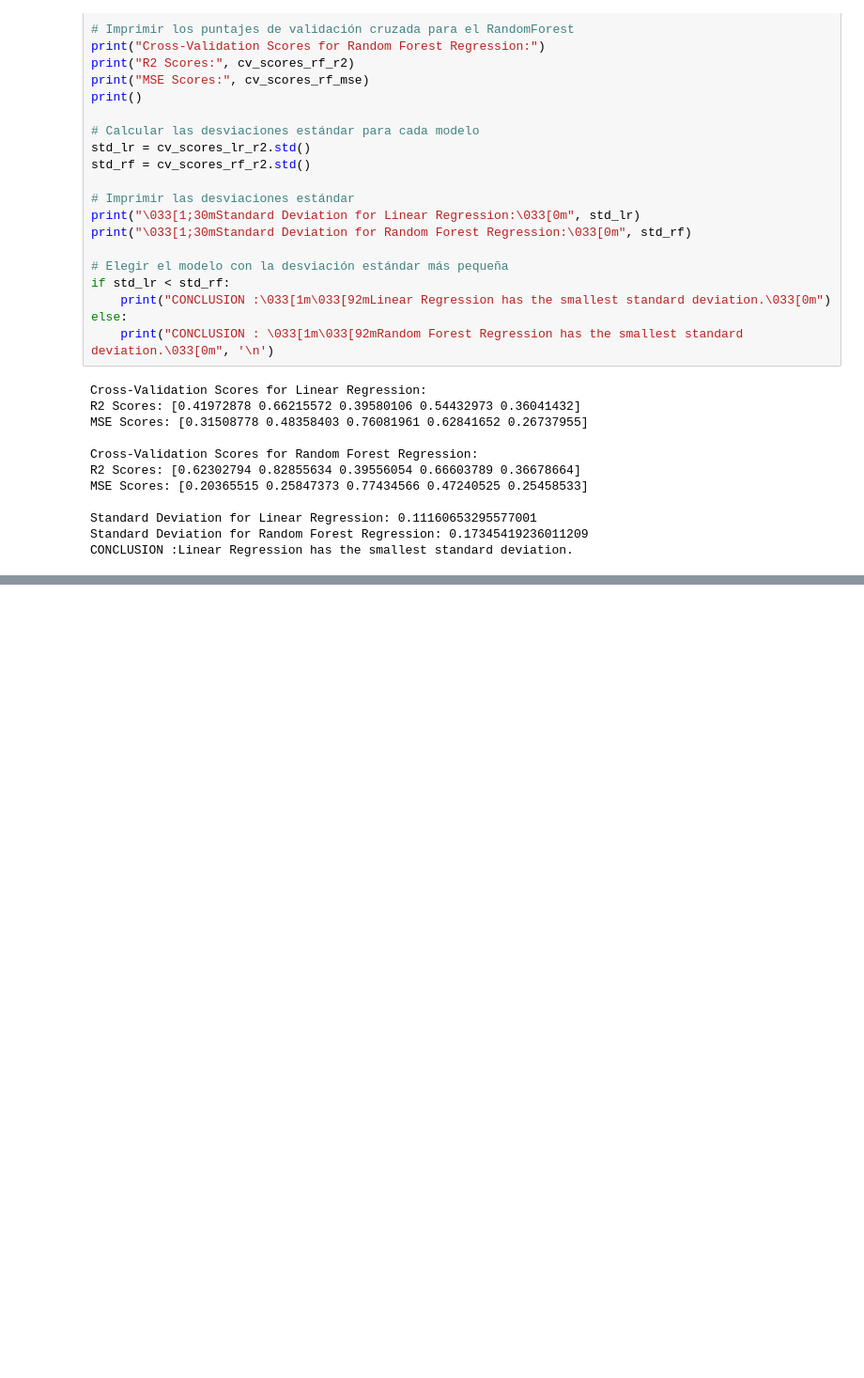
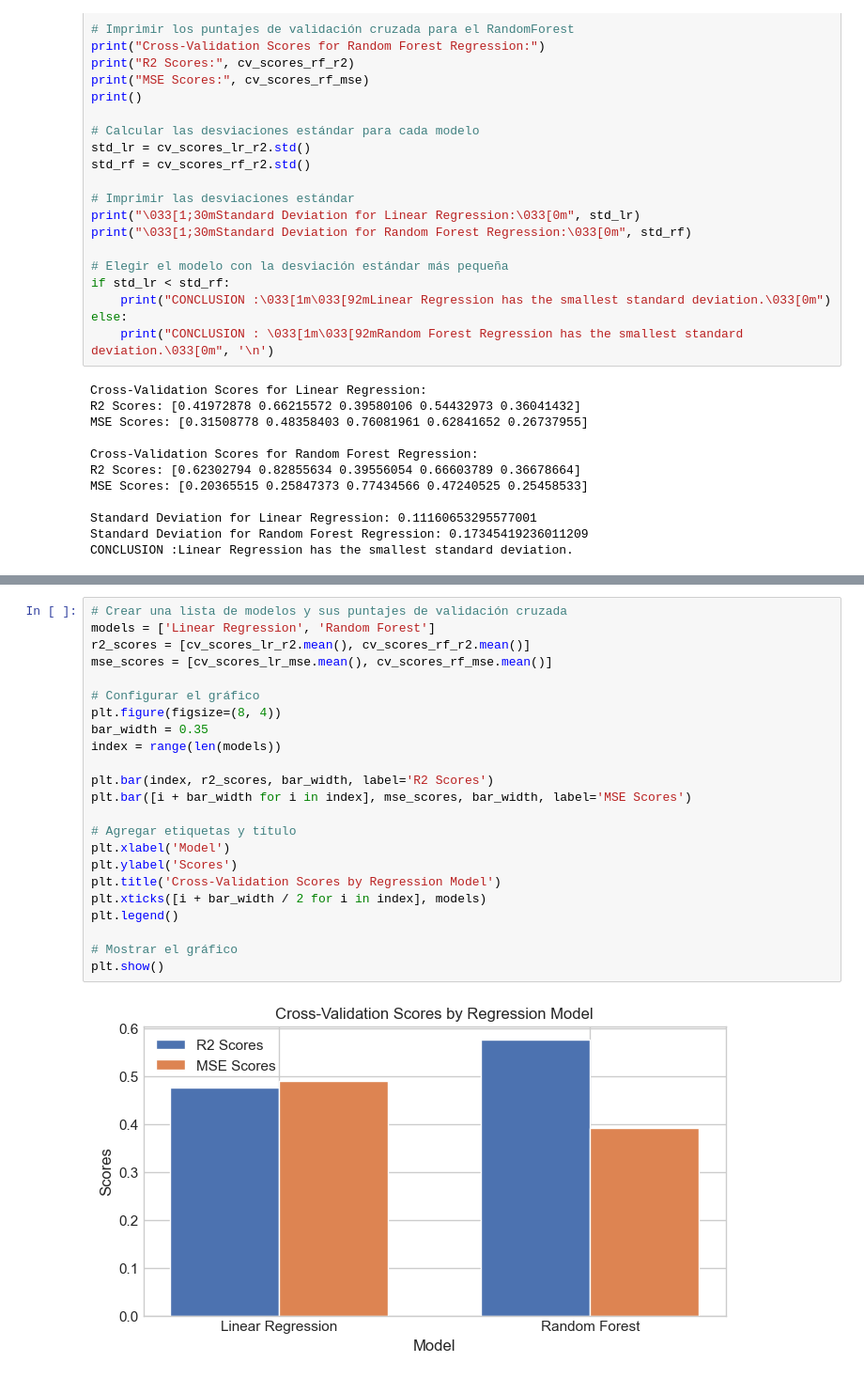
Before and after one commit to cristinasprogrammingadventure/ML_regressions, a Jupyter notebook: DS_M06-Ts01_regression_correct.ipynb, the cells around one changed output, grey strips where cells are left out. Shown at 94% size. Saved outputs shown, nothing was run; the diff lists cells and outputs as text; blank space fills up the shorter version.

```diff
--- a/DS_M06-Ts01_regression_correct.ipynb
+++ b/DS_M06-Ts01_regression_correct.ipynb
@@ -1661,0 +1696,25 @@ CONCLUSION :Linear Regression has the smallest standard deviation.
+# %%
+# Crear una lista de modelos y sus puntajes de validación cruzada
+models = ['Linear Regression', 'Random Forest']
+r2_scores = [cv_scores_lr_r2.mean(), cv_scores_rf_r2.mean()]
+mse_scores = [cv_scores_lr_mse.mean(), cv_scores_rf_mse.mean()]
+
+# Configurar el gráfico
+plt.figure(figsize=(8, 4))
+bar_width = 0.35
+index = range(len(models))
+
+plt.bar(index, r2_scores, bar_width, label='R2 Scores')
+plt.bar([i + bar_width for i in index], mse_scores, bar_width, label='MSE Scores')
+
+# Agregar etiquetas y título
+plt.xlabel('Model')
+plt.ylabel('Scores')
+plt.title('Cross-Validation Scores by Regression Model')
+plt.xticks([i + bar_width / 2 for i in index], models)
+plt.legend()
+
+# Mostrar el gráfico
+plt.show()
+# %% [output]
+[figure, added]
```
Also changed, not shown: parts of 5 cells of this notebook.
